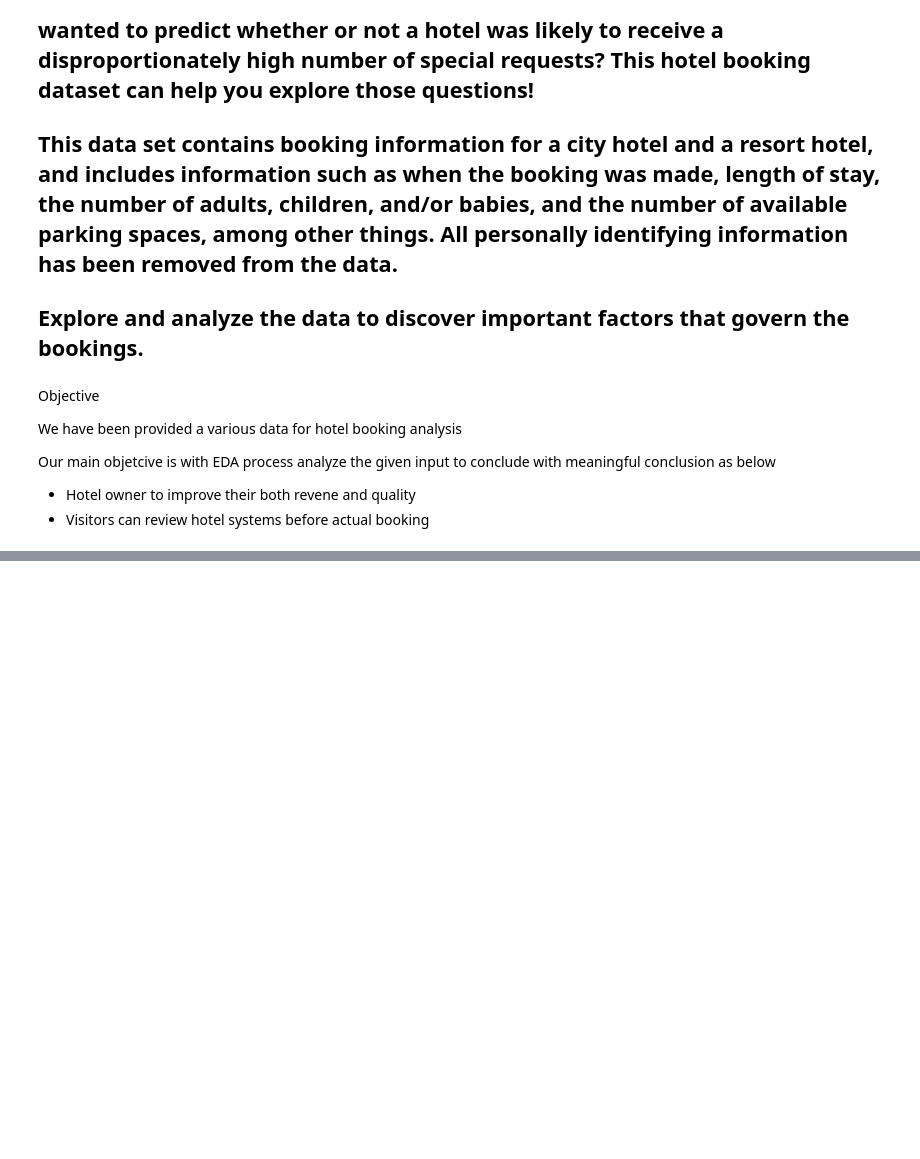
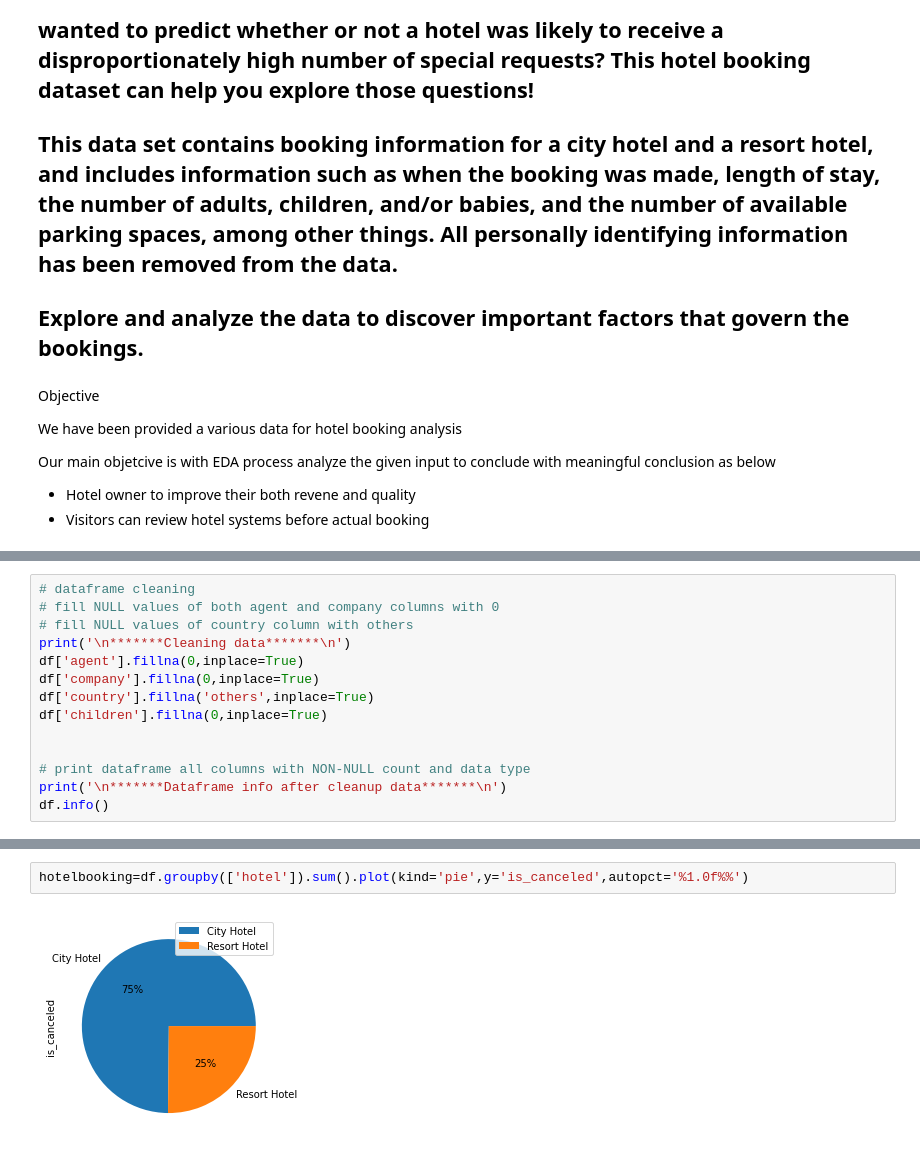
Before and after one commit to SujataAJadhav/CAPSTONE-1-Hotel-Booking-Analysis-SujataAJadhav, a Jupyter notebook: Capstone_Project_1_SujataAJAdhav_Hotel_Booking_Analysis.ipynb, the cells around one changed output, grey strips where cells are left out. Cells and saved outputs as stored; diff of their text form; blank space fills up the shorter version.

```diff
--- a/Capstone_Project_1_SujataAJAdhav_Hotel_Booking_Analysis.ipynb
+++ b/Capstone_Project_1_SujataAJAdhav_Hotel_Booking_Analysis.ipynb
@@ -73,0 +79,14 @@ memory usage: 29.1+ MB
+# %%
+# dataframe cleaning
+# fill NULL values of both agent and company columns with 0
+# fill NULL values of country column with others
+print('\n*******Cleaning data*******\n')
+df['agent'].fillna(0,inplace=True)
+df['company'].fillna(0,inplace=True)
+df['country'].fillna('others',inplace=True)
+df['children'].fillna(0,inplace=True)
+
+
+# print dataframe all columns with NON-NULL count and data type
+print('\n*******Dataframe info after cleanup data*******\n')
+df.info()
@@ -73,0 +122,4 @@ memory usage: 29.1+ MB
+# %%
+hotelbooking=df.groupby(['hotel']).sum().plot(kind='pie',y='is_canceled',autopct='%1.0f%%')
+# %% [output]
+[figure, added]
```
Also changed, not shown: parts of 5 cells of this notebook.
